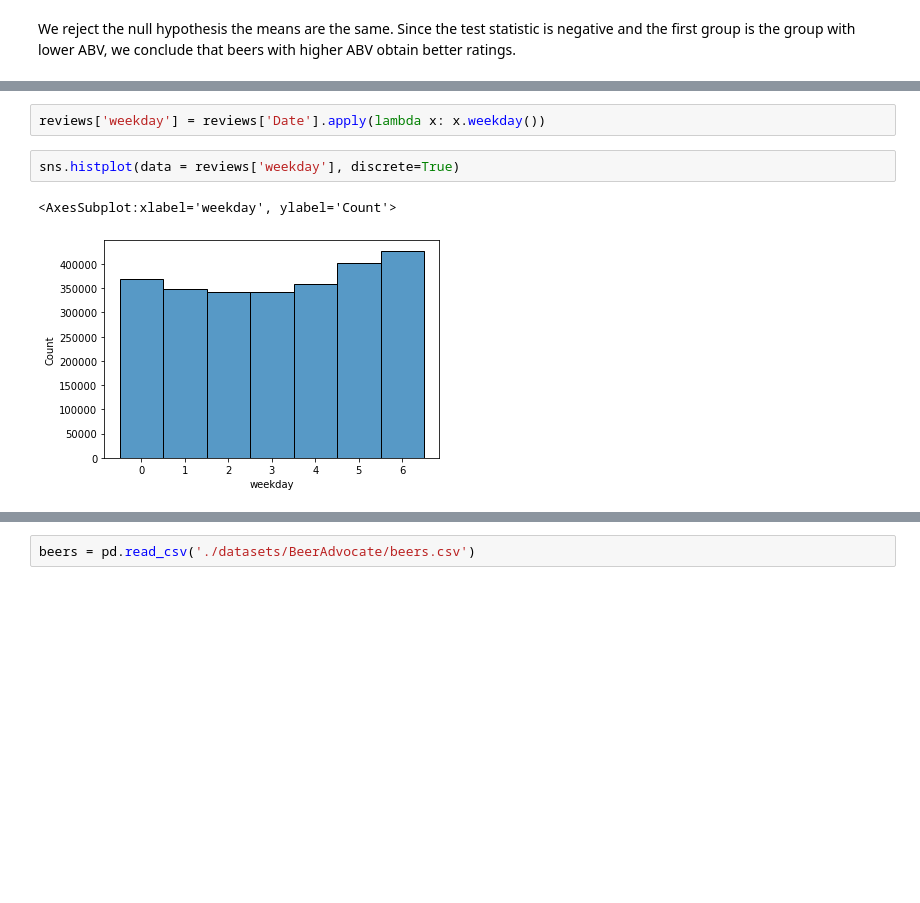
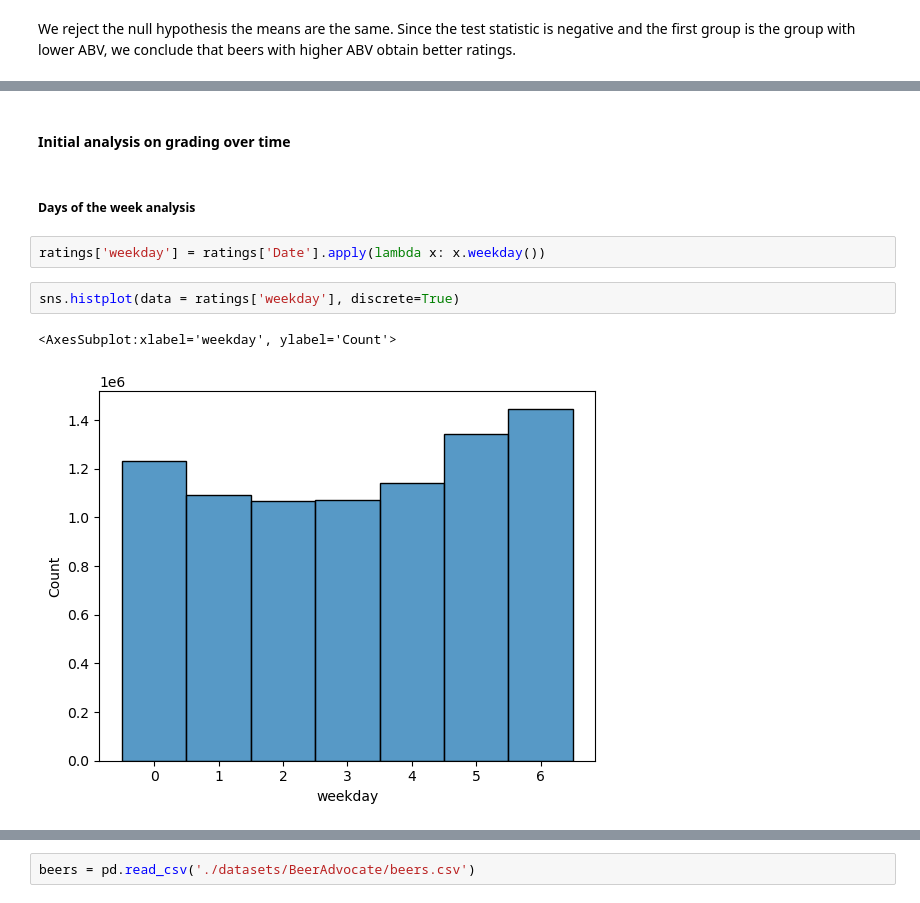
Before and after one commit to epfl-ada/ada-2022-project-rakijada, a Jupyter notebook: data_investigation.ipynb, the cells around one changed output, grey strips where cells are left out. Saved outputs shown, nothing was run; the diff lists cells and outputs as text; blank space fills up the shorter version.

Commit message:
reviews are subset of ratings, refactor

```diff
--- a/data_investigation.ipynb
+++ b/data_investigation.ipynb
@@ -289,8 +236,12 @@ plt.subplots_adjust(left=0, bottom=0, right=1, top=1, wspace=0.2, hspace=0.4)
+# %% [markdown]
+#### Initial analysis on grading over time
+# %% [markdown]
+##### Days of the week analysis
 # %%
-reviews['weekday'] = reviews['Date'].apply(lambda x: x.weekday())
+ratings['weekday'] = ratings['Date'].apply(lambda x: x.weekday())
 # %%
-sns.histplot(data = reviews['weekday'], discrete=True)
+sns.histplot(data = ratings['weekday'], discrete=True)
 # %% [output]
 <AxesSubplot:xlabel='weekday', ylabel='Count'>
-[figure, old version]
+[figure, new version]
 # %%
```
Also changed, not shown: parts of 53 cells of this notebook.
